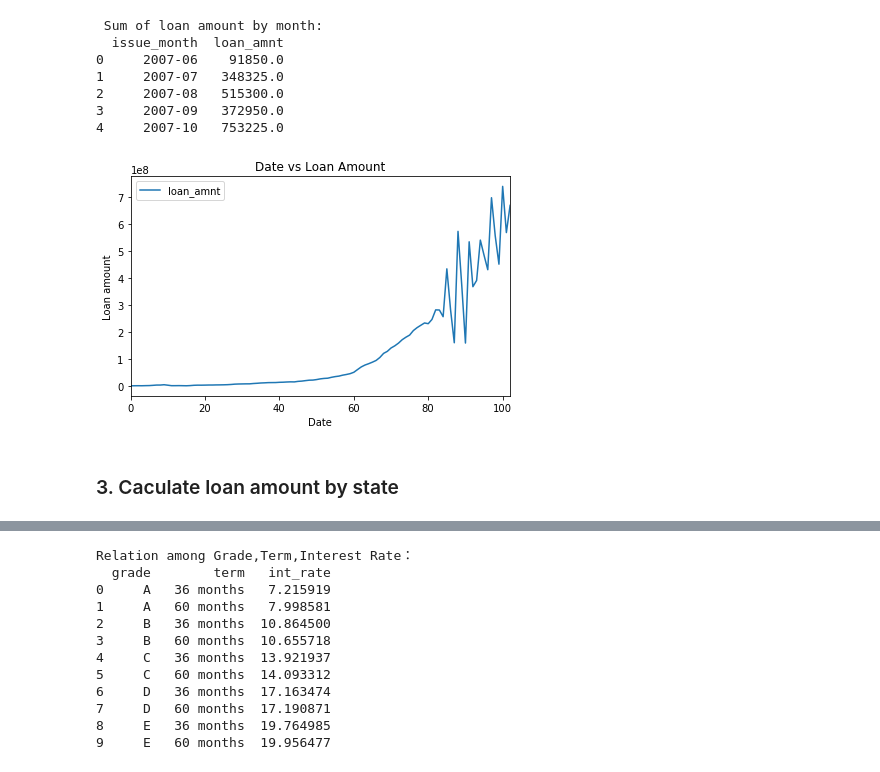
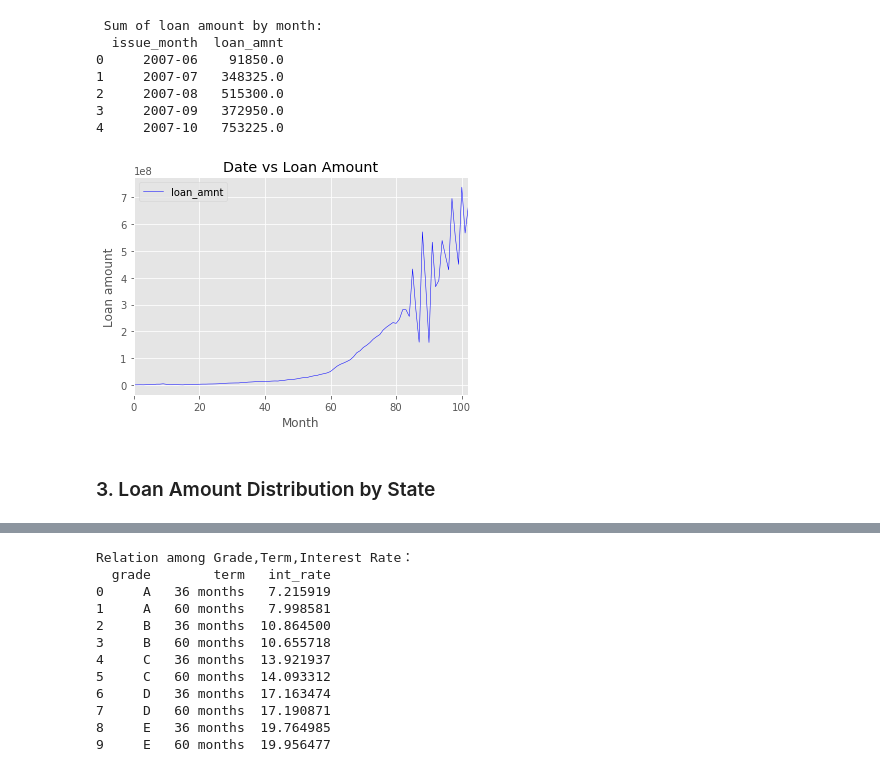
Before and after one commit to freena22/Data-Science-Projects, a Jupyter notebook: 06_Analyze_Lending_Club's_Issued_Loans.ipynb, the cells around one changed output, grey strips where cells are left out. Drawn from its saved outputs; the diff is of its cells as text; code cells hidden in the pictures.

```diff
--- a/06_Analyze_Lending_Club's_Issued_Loans.ipynb
+++ b/06_Analyze_Lending_Club's_Issued_Loans.ipynb
@@ -1,8 +12,10 @@
 # %%
 import warnings; warnings.simplefilter('ignore')
+import os
 import pandas as pd
 import numpy as np
 import matplotlib.pyplot as plt
+plt.style.use('ggplot')
 import seaborn as sns
 from sklearn.datasets import make_classification
 from sklearn.model_selection import train_test_split
@@ -131,14 +172,11 @@ print(load_amount_group_by_month_df.head())
 # save the results to csv
 load_amount_group_by_month_df.to_csv('load_amount_by_month.csv', index=False)
 # %%
-load_amount_group_by_month_df.plot()
-plt.xlabel('Date')
+load_amount_group_by_month_df.plot(color="blue", linewidth=.5)
+plt.xlabel('Month')
 plt.ylabel('Loan amount')
 plt.title('Date vs Loan Amount')
-plt.tight_layout()
 plt.savefig('loan_amount_vs_month.png')
 plt.show()
 # %% [output]
-[figure, old version]
+[figure, new version]
-# %% [markdown]
-### 3. Caculate loan amount by state
@@ -147 +183,3 @@ data_group_by_state = used_data.groupby(['addr_state'])['loan_amnt'].sum()
+# %% [markdown]
+### 3. Loan Amount Distribution by State
 # %%
```
Also changed, not shown: parts of 65 cells of this notebook.
